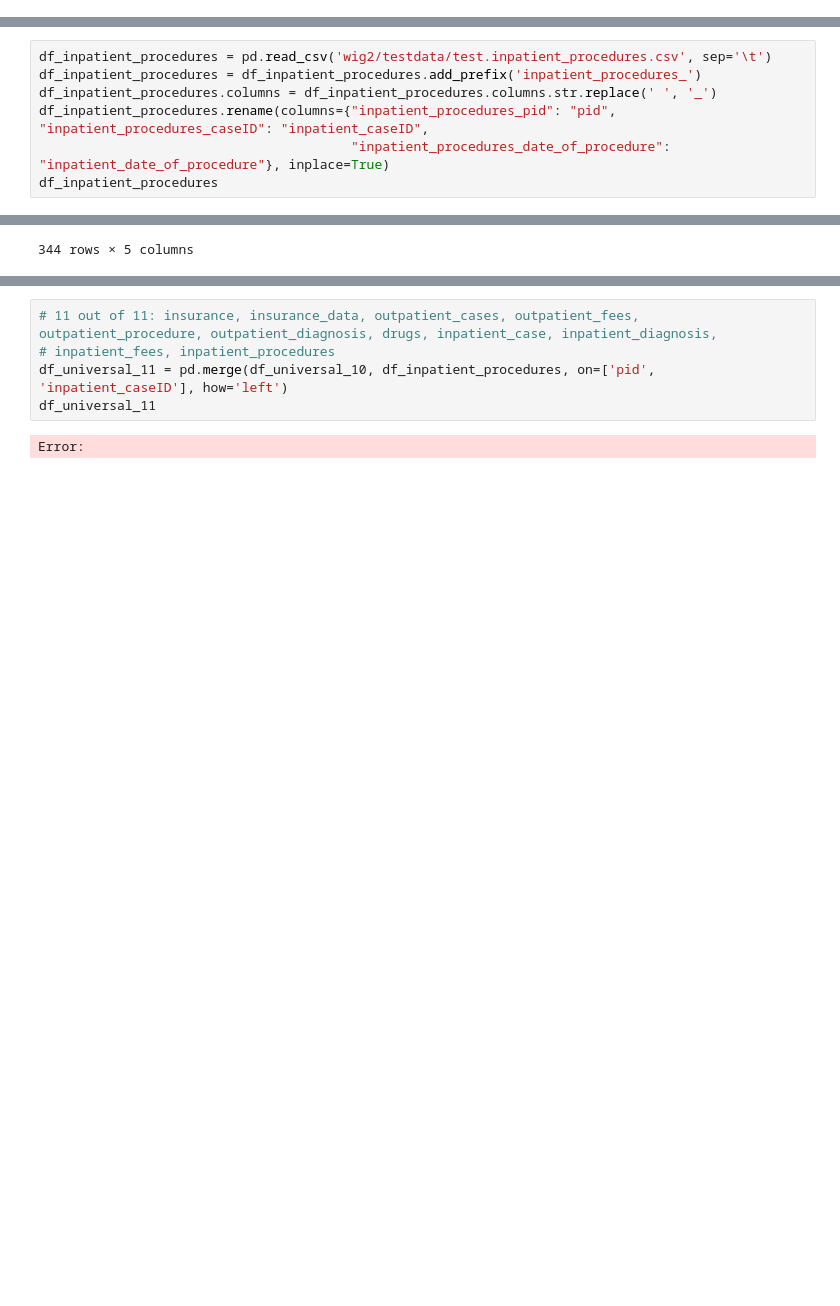
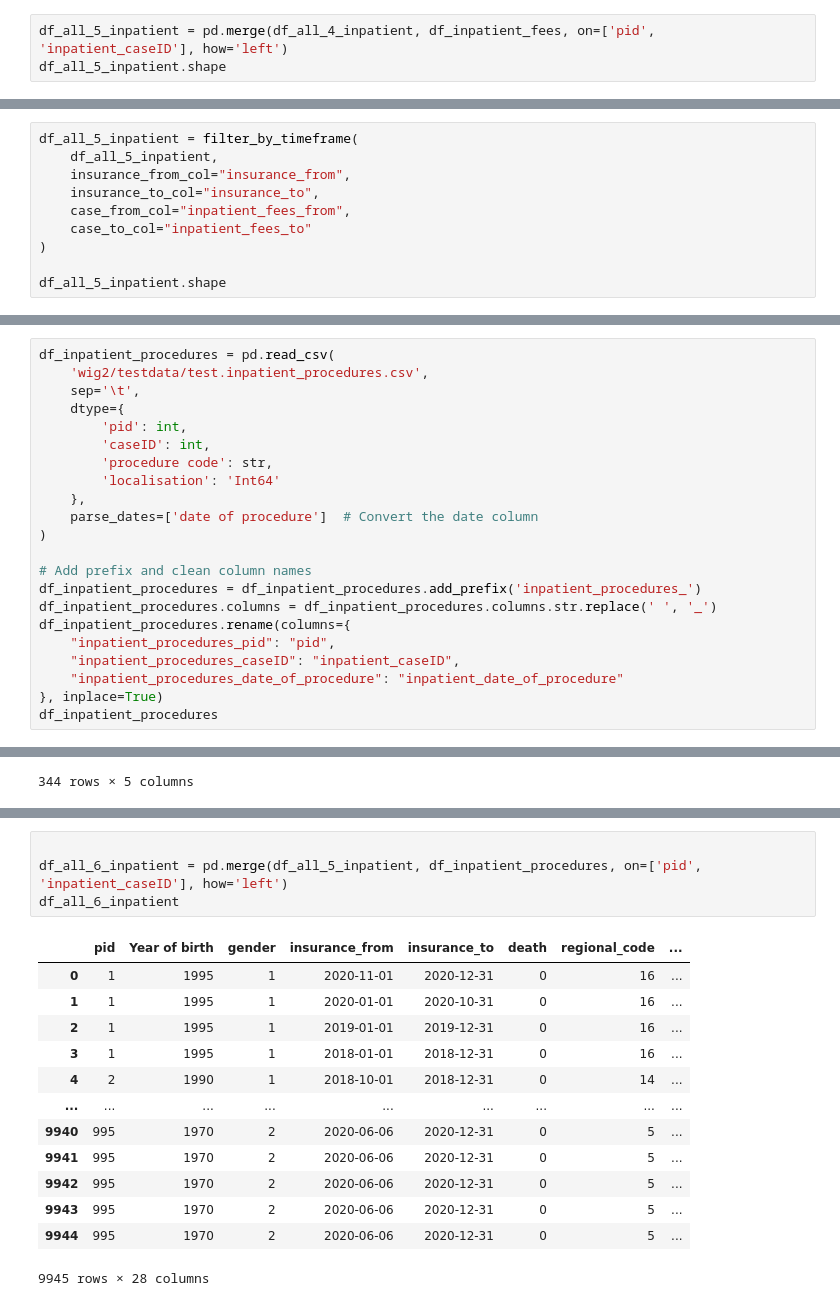
Before and after one commit to Sommerrolle/eval-synth-data-privacy, a Jupyter notebook: data_preprocessing.ipynb, the cells around one changed output, grey strips where cells are left out. Saved outputs shown, nothing was run; the diff lists cells and outputs as text; blank space fills up the shorter version.

```diff
--- a/data_preprocessing.ipynb
+++ b/data_preprocessing.ipynb
@@ -739,0 +801,3 @@ df_universal_10
+# %%
+df_all_5_inpatient = pd.merge(df_all_4_inpatient, df_inpatient_fees, on=['pid', 'inpatient_caseID'], how='left')
+df_all_5_inpatient.shape
@@ -739,0 +808,10 @@ df_universal_10
+# %%
+df_all_5_inpatient = filter_by_timeframe(
+    df_all_5_inpatient,
+    insurance_from_col="insurance_from",
+    insurance_to_col="insurance_to",
+    case_from_col="inpatient_fees_from",
+    case_to_col="inpatient_fees_to"
+)
+
+df_all_5_inpatient.shape
@@ -740,9 +822,24 @@ df_universal_10
 # %%
-df_inpatient_procedures = pd.read_csv('wig2/testdata/test.inpatient_procedures.csv', sep='\t')
+df_inpatient_procedures = pd.read_csv(
+    'wig2/testdata/test.inpatient_procedures.csv',
+    sep='\t',
+    dtype={
+        'pid': int,
+        'caseID': int,
+        'procedure code': str,
+        'localisation': 'Int64'
+    },
+    parse_dates=['date of procedure']  # Convert the date column
+)
+
+# Add prefix and clean column names
 df_inpatient_procedures = df_inpatient_procedures.add_prefix('inpatient_procedures_')
 df_inpatient_procedures.columns = df_inpatient_procedures.columns.str.replace(' ', '_')
-df_inpatient_procedures.rename(columns={"inpatient_procedures_pid": "pid", "inpatient_procedures_caseID": "inpatient_caseID",
-                                        "inpatient_procedures_date_of_procedure": "inpatient_date_of_procedure"}, inplace=True)
+df_inpatient_procedures.rename(columns={
+    "inpatient_procedures_pid": "pid",
+    "inpatient_procedures_caseID": "inpatient_caseID",
+    "inpatient_procedures_date_of_procedure": "inpatient_date_of_procedure"
+}, inplace=True)
 df_inpatient_procedures
 # %% [output]
 |  | pid | inpatient_caseID | inpatient_procedures_procedure_code | inpatient_procedures_localisation | inpatient_date_of_procedure |
@@ -761,7 +861,18 @@ df_inpatient_procedures
 # %%
-# 11 out of 11: insurance, insurance_data, outpatient_cases, outpatient_fees, outpatient_procedure, outpatient_diagnosis, drugs, inpatient_case, inpatient_diagnosis,
-# inpatient_fees, inpatient_procedures
-df_universal_11 = pd.merge(df_universal_10, df_inpatient_procedures, on=['pid', 'inpatient_caseID'], how='left')
-df_universal_11
+
+df_all_6_inpatient = pd.merge(df_all_5_inpatient, df_inpatient_procedures, on=['pid', 'inpatient_caseID'], how='left')
+df_all_6_inpatient
 # %% [output]
+|  | pid | Year of birth | gender | insurance_from | insurance_to | death | regional_code | ... |
+| 0 | 1 | 1995 | 1 | 2020-11-01 | 2020-12-31 | 0 | 16 | ... |
+| 1 | 1 | 1995 | 1 | 2020-01-01 | 2020-10-31 | 0 | 16 | ... |
+| 2 | 1 | 1995 | 1 | 2019-01-01 | 2019-12-31 | 0 | 16 | ... |
+| 3 | 1 | 1995 | 1 | 2018-01-01 | 2018-12-31 | 0 | 16 | ... |
+| 4 | 2 | 1990 | 1 | 2018-10-01 | 2018-12-31 | 0 | 14 | ... |
+| ... | ... | ... | ... | ... | ... | ... | ... | ... |
+| 9940 | 995 | 1970 | 2 | 2020-06-06 | 2020-12-31 | 0 | 5 | ... |
+| 9941 | 995 | 1970 | 2 | 2020-06-06 | 2020-12-31 | 0 | 5 | ... |
+| 9942 | 995 | 1970 | 2 | 2020-06-06 | 2020-12-31 | 0 | 5 | ... |
+| 9943 | 995 | 1970 | 2 | 2020-06-06 | 2020-12-31 | 0 | 5 | ... |
+| 9944 | 995 | 1970 | 2 | 2020-06-06 | 2020-12-31 | 0 | 5 | ... |
-Error:
+9945 rows × 28 columns
```
Also changed, not shown: parts of 29 cells of this notebook.
